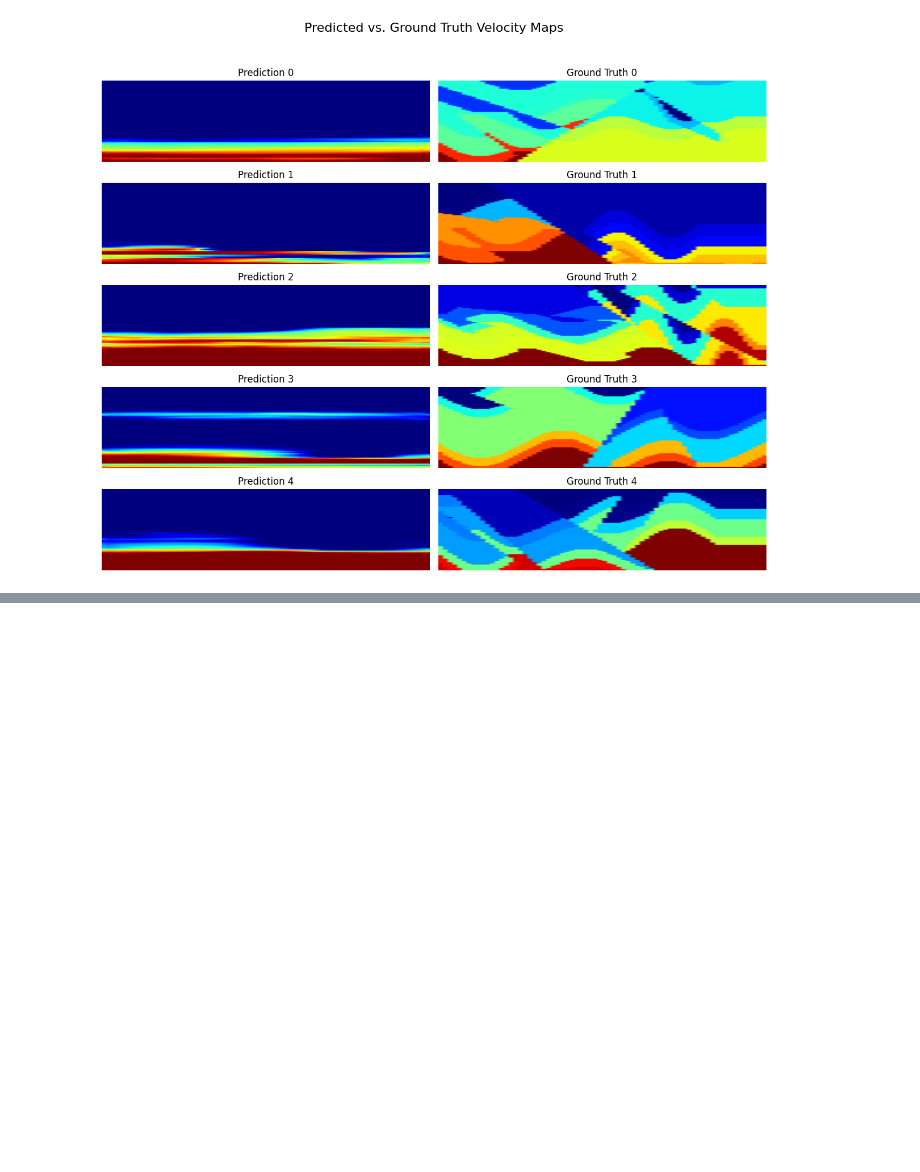
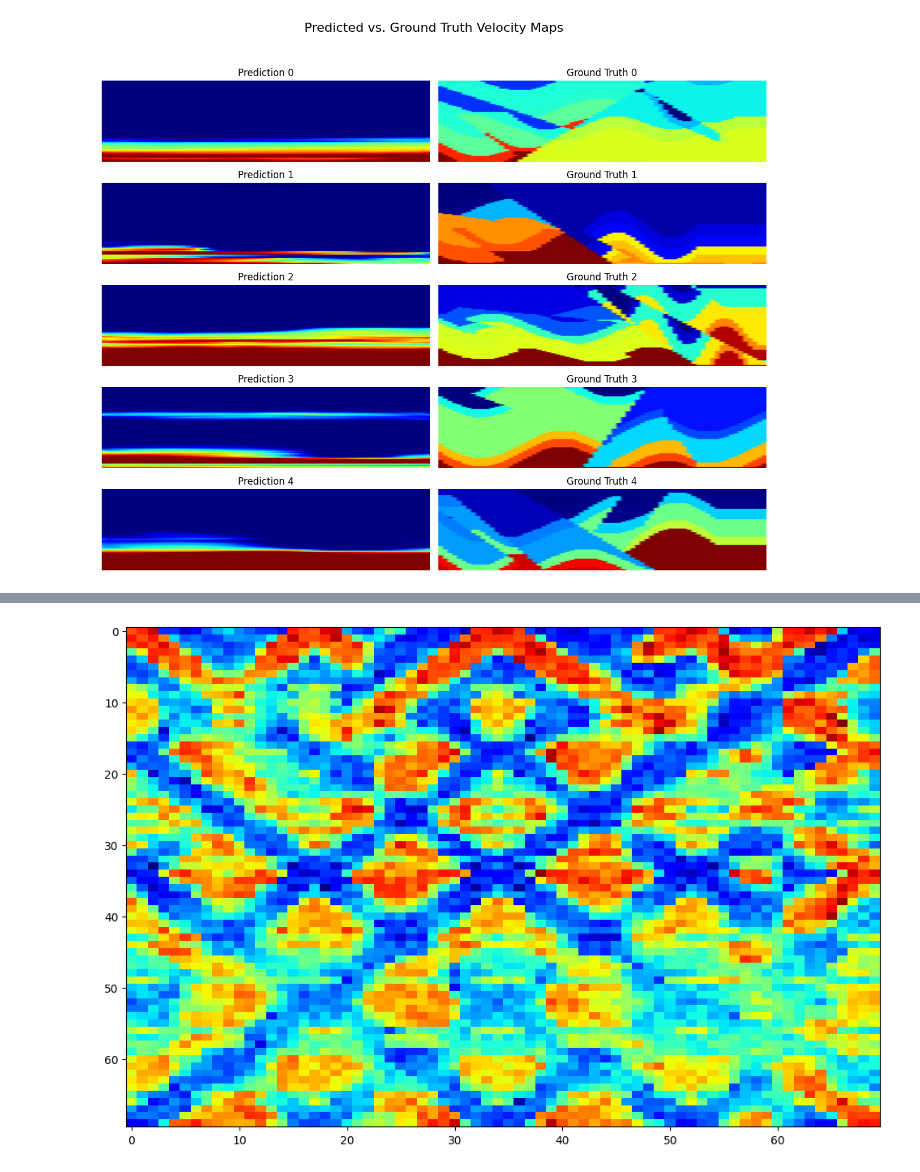
Before and after one commit to oduolaidrisA/Kaggle, a Jupyter notebook: Geophysical_Waveform_Inversion/full-waveform-inversion-using-u-net.ipynb, the cells around one changed output, grey strips where cells are left out. Cells and saved outputs as stored; diff of their text form; code cells hidden in the pictures; blank space fills up the shorter version.

```diff
--- a/Geophysical_Waveform_Inversion/full-waveform-inversion-using-u-net.ipynb
+++ b/Geophysical_Waveform_Inversion/full-waveform-inversion-using-u-net.ipynb
@@ -542,0 +588,18 @@ plt.show()
+# %%
+class refiner(nn.Module):
+    def __init__(self, initial_vel):
+        super().__init__()
+        self.vel0 = initial_vel
+        self.collapse_layer = nn.Conv2d(in_channels = 5, out_channels = 1, kernel_size = 1) #The collapsing layer
+        self.vel_layer = nn.Linear(70,70, bias = False) #The layer with weights as velocity
+        self.lift = nn.Conv2d(in_channels = 1, out_channels = 5, kernel_size = 1) #The lift layer
+
+        for param in self.parameters():
+            param.requires_grad = False
+        self.vel_layer.weight.requires_grad = True
+
+    def forward(self,x):
+        x = self.collapse_layer(x)
+        x = self.vel_layer(x)
+        x = self.lift(x)
+        return x
@@ -542,0 +664,9 @@ plt.show()
+# %%
+#Extracting the weights after refining
+new_vel = refiner_model.vel_layer.weight.data.clone().cpu().numpy()
+
+plt.figure(figsize = (12,8))
+plt.imshow(new_vel, cmap='jet', aspect = 'auto')
+plt.show()
+# %% [output]
+[figure, added]
```
Also changed, not shown: parts of 13 cells of this notebook.
